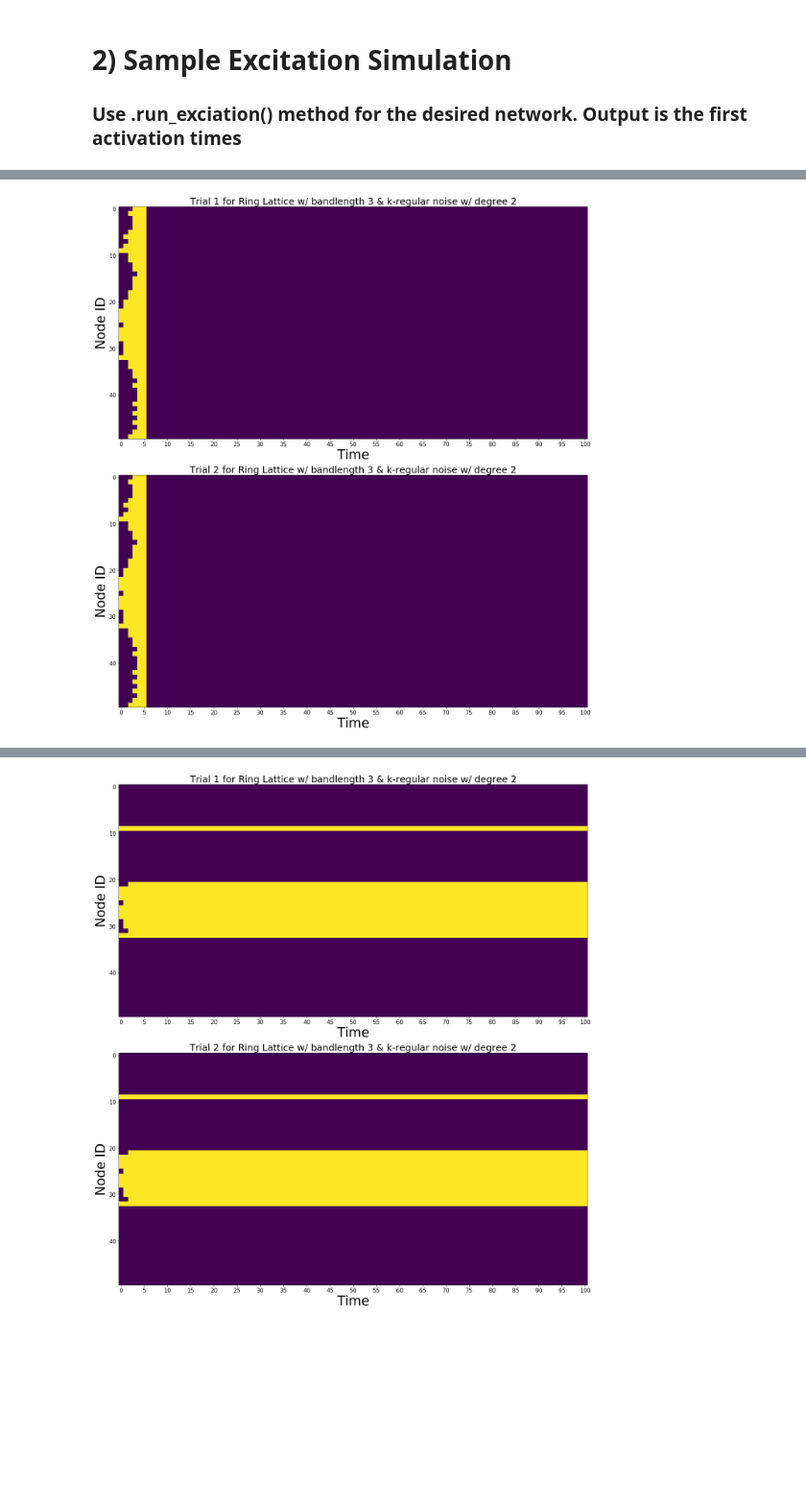
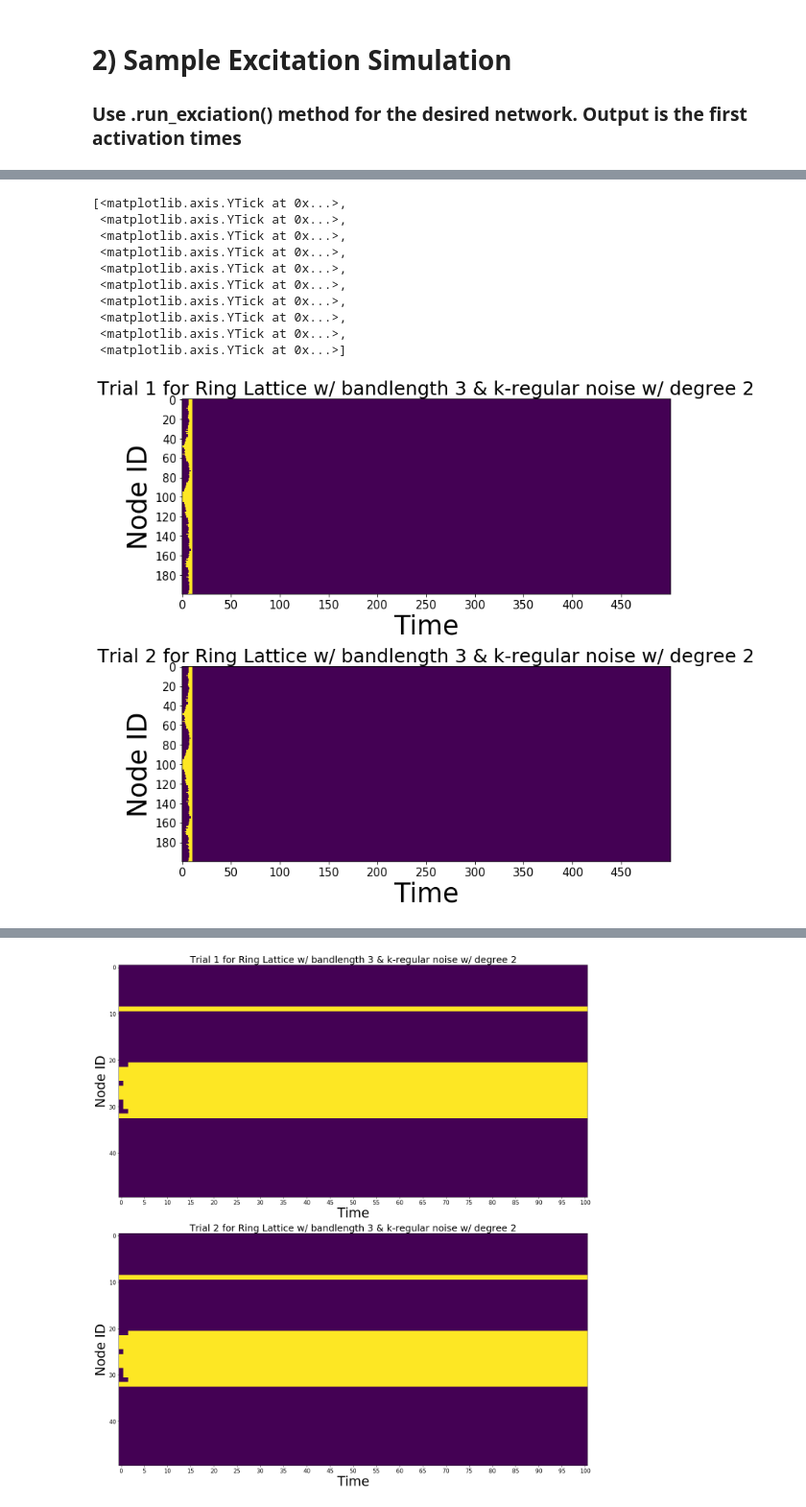
Before and after one commit to ulgenklc/Complex-Contagions, a Jupyter notebook: Excitations_python/new_model/WTM_v1.ipynb, the cells around one changed output, grey strips where cells are left out. Shown at 96% size. Saved outputs shown, nothing was run; the diff lists cells and outputs as text; code cells hidden in the pictures; blank space fills up the shorter version.

```diff
--- a/Excitations_python/new_model/WTM_v1.ipynb
+++ b/Excitations_python/new_model/WTM_v1.ipynb
@@ -399,9 +400,10 @@ def display_comm_sizes(Q, labels):
     ax.set_ylabel('Number of Nodes', fontsize = 20)
     ax.legend(fontsize = 'x-large')
 # %%
-n = 50
+n = 200
 d2 = 2
 ring_latt_k_regular =  geometric_network('ring_lattice', size = n, banded = True, band_length = 3)
 ring_latt_k_regular.add_noise_to_geometric('k_regular', d2)
 ring_latt_k_regular.display()
+#plt.savefig('/Users/bengieru/Dane/docs/source/networkx.png')
 # %% [output]
@@ -415,7 +417,7 @@ plt.spy(ring_latt_k_regular.A.todense())
 # 2) Sample Excitation Simulation
    ### Use .run_exciation() method for the desired network. Output is the first activation times
 # %%
-T = 100 # number of iterations
+T = 500 # number of iterations
 seed = int(n/2) # node that the spread starts
 C = 1000
 threshold = np.linspace(0.1,0.6,6) # resistence of the node to it's neighbors' excitation level
@@ -434,0 +426,14 @@ first_excitation_times1, contagion_size1 = ring_latt_k_regular.run_excitation(Tr
+# %%
+fig, ax = plt.subplots(Trials,1, figsize = (50,10))
+first_excitation_times1, contagion_size1 = ring_latt_k_regular.run_excitation(Trials,
+                                                                              T,
+                                                                              C,
+                                                                              seed,
+                                                                              threshold[0],
+                                                                              refractory_period,
+                                                                              ax = ax)
+ax[0].set_xticks([i*50 for i in range(int(T/50))])
+ax[0].set_yticks([i*20 for i in range(int(n/20))])
+ax[1].set_xticks([i*50 for i in range(int(T/50))])
+ax[1].set_yticks([i*20 for i in range(int(n/20))])
+#plt.savefig('/Users/bengieru/Dane/docs/source/networkx.png')
@@ -435,11 +452,25 @@ first_excitation_times1, contagion_size1 = ring_latt_k_regular.run_excitation(Tr
 # %%
-fig,ax = plt.subplots(Trials,1, figsize = (50,20))
-first_excitation_times2,contagion_size2 = ring_latt_k_regular.run_excitation(Trials,
-                                                                             T,
-                                                                             C,
-                                                                             seed,
-                                                                             threshold[1],
-                                                                             refractory_period,
-                                                                             ax = ax)
+fig, ax = plt.subplots(Trials,1, figsize = (50,10))
+first_excitation_times2, contagion_size2 = ring_latt_k_regular.run_excitation(Trials,
+                                                                              T,
+                                                                              C,
+                                                                              seed,
+                                                                              threshold[1],
+                                                                              refractory_period,
+                                                                              ax = ax)
+ax[0].set_xticks([i*50 for i in range(int(T/50))])
+ax[0].set_yticks([i*20 for i in range(int(n/20))])
+ax[1].set_xticks([i*50 for i in range(int(T/50))])
+ax[1].set_yticks([i*20 for i in range(int(n/20))])
 # %% [output]
+[<matplotlib.axis.YTick at 0x...>,
+ <matplotlib.axis.YTick at 0x...>,
+ <matplotlib.axis.YTick at 0x...>,
+ <matplotlib.axis.YTick at 0x...>,
+ <matplotlib.axis.YTick at 0x...>,
+ <matplotlib.axis.YTick at 0x...>,
+ <matplotlib.axis.YTick at 0x...>,
+ <matplotlib.axis.YTick at 0x...>,
+ <matplotlib.axis.YTick at 0x...>,
+ <matplotlib.axis.YTick at 0x...>]
-[figure, old version]
+[figure, new version]
```
Also changed, not shown: parts of 14 cells of this notebook, 58 other files.
